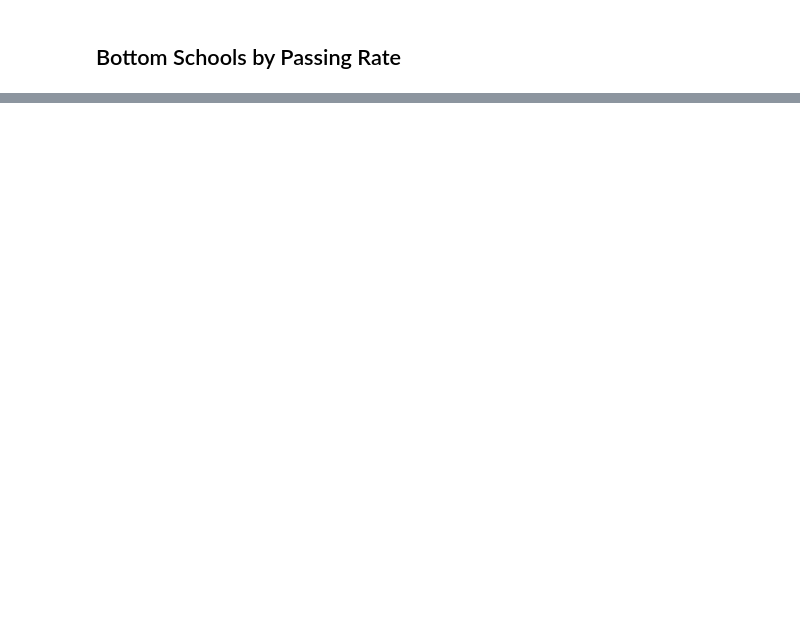
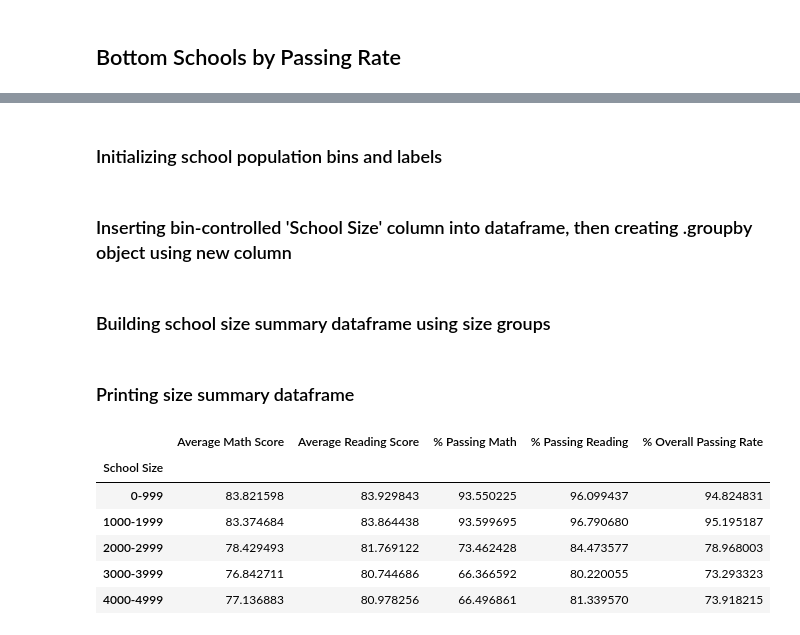
Before and after one commit to troypramsey/pandas-challenge, a Jupyter notebook: PyCitySchools.ipynb, the cells around one changed output, grey strips where cells are left out. Drawn from its saved outputs; the diff is of its cells as text; code cells hidden in the pictures; blank space fills up the shorter version.

```diff
--- a/PyCitySchools.ipynb
+++ b/PyCitySchools.ipynb
@@ -165,0 +227,3 @@ reading_by_grade_df
+# %%
+school_group_df['Spending Ranges (Per Student)'] = pd.cut(school_group_df['Per Student Budget'], school_spending_bins, labels=school_spending_labels, include_lowest=True)
+spending_bins_grouped = school_group_df.groupby('Spending Ranges (Per Student)')
@@ -165,0 +254,31 @@ reading_by_grade_df
+# %% [markdown]
+### Initializing school population bins and labels
+# %%
+school_size_bins = [0, 1000, 2000, 3000, 4000, 5000]
+school_size_labels = ['0-999', '1000-1999', '2000-2999', '3000-3999', '4000-4999']
+# %% [markdown]
+### Inserting bin-controlled 'School Size' column into dataframe, then creating .groupby object using new column
+# %%
+school_group_df['School Size'] = pd.cut(school_group_df['Total Students'], school_size_bins, labels=school_size_labels, include_lowest=True)
+school_size_grouped = school_group_df.groupby('School Size')
+# %% [markdown]
+### Building school size summary dataframe using size groups
+# %%
+school_size_df = pd.DataFrame()
+school_size_df['Average Math Score'] = school_size_grouped['Average Math Score'].mean()
+school_size_df['Average Reading Score'] = school_size_grouped['Average Reading Score'].mean()
+school_size_df['% Passing Math'] = school_size_grouped['% Passing Math'].mean()
+school_size_df['% Passing Reading'] = school_size_grouped['% Passing Reading'].mean()
+school_size_df['% Overall Passing Rate'] = school_size_grouped['% Overall Passing Rate'].mean()
+# %% [markdown]
+### Printing size summary dataframe
+# %%
+school_size_df
+# %% [output]
+|  | Average Math Score | Average Reading Score | % Passing Math | % Passing Reading | % Overall Passing Rate |
+| School Size |  |  |  |  |  |
+| 0-999 | 83.821598 | 83.929843 | 93.550225 | 96.099437 | 94.824831 |
+| 1000-1999 | 83.374684 | 83.864438 | 93.599695 | 96.790680 | 95.195187 |
+| 2000-2999 | 78.429493 | 81.769122 | 73.462428 | 84.473577 | 78.968003 |
+| 3000-3999 | 76.842711 | 80.744686 | 66.366592 | 80.220055 | 73.293323 |
+| 4000-4999 | 77.136883 | 80.978256 | 66.496861 | 81.339570 | 73.918215 |
```
Also changed, not shown: parts of 48 cells of this notebook.
